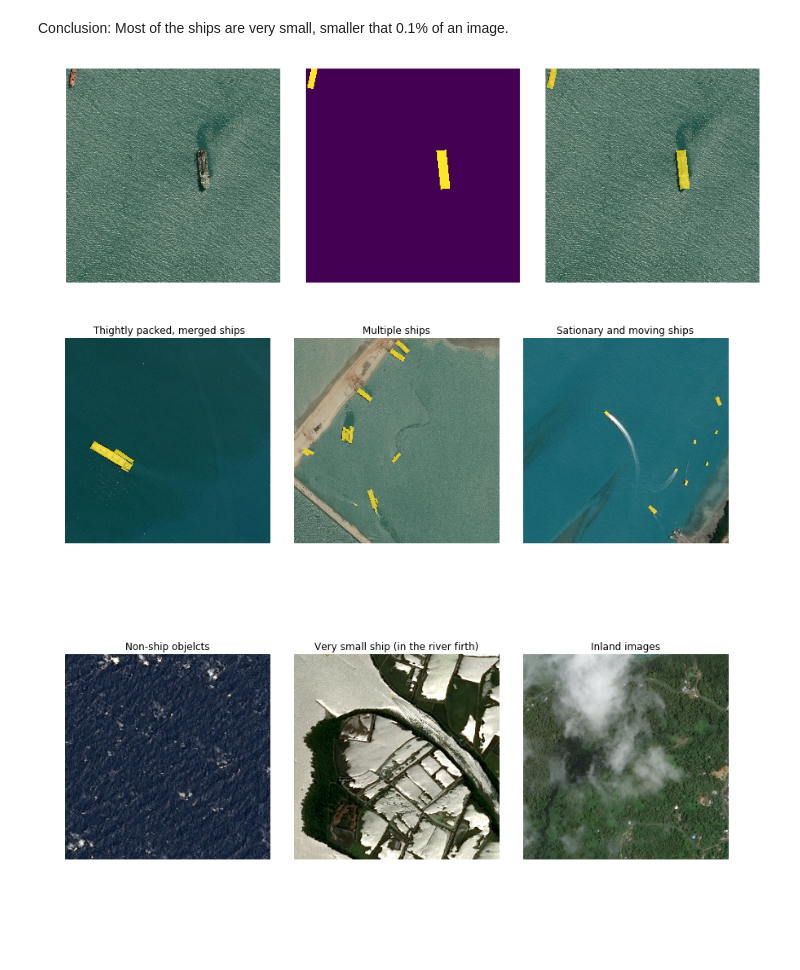
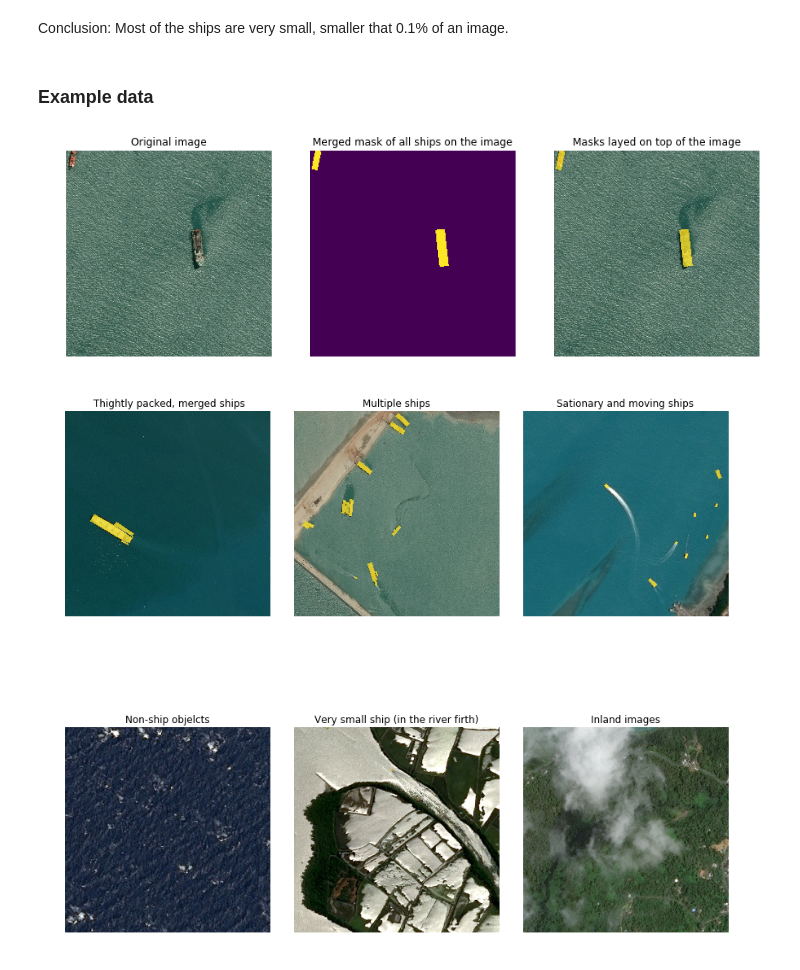
Before and after one commit to kaland313/vitmav45-ShipSeakers, a Jupyter notebook: NagyHFDataPrep.ipynb, the cells around one changed output. Drawn from its saved outputs; the diff is of its cells as text; code cells hidden in the pictures; blank space fills up the shorter version.

```diff
--- a/NagyHFDataPrep.ipynb
+++ b/NagyHFDataPrep.ipynb
@@ -27,3 +39,0 @@ image_ids_train = df_train["ImageId"].values # get every image ID's for later
-# %%
-df_train = pd.read_csv('data/train_ship_segmentations_v2.csv')
-print(df_train.describe())
@@ -151,23 +170,26 @@ Conclusion: most of the images with ships contain only a few ships
 # %%
+# Function for decoding the run lenth encoded masks
 # Reference: https://www.kaggle.com/inversion/run-length-decoding-quick-start
-# mask_rle: run-length as string formated (start length)
-# shape: (height,width) of array to return
-# Returns numpy array, 1 - ship 0 - background
-# If mask_rle mask is nan, the returned numpy array only contains zeros
 def rle_decode(mask_rle, shape=(768, 768)):
+    """
+    mask_rle: run-length as string formated (start length)
+    shape: (height,width) of array to return
+    Returns numpy array, 1 - ship 0 - background
+    If mask_rle mask is nan, the returned numpy array only contains zeros
+    """
     # Create the all zero mask
-    img = np.zeros(shape[0]*shape[1], dtype=np.uint8)
+    mask = np.zeros(shape[0]*shape[1], dtype=np.uint8)
 
-    if mask_rle == mask_rle: # if mask_rle is nan that this equality check returns false
+    if mask_rle == mask_rle: # if mask_rle is nan that this equality check returns false and the mask array remains 0
         s = mask_rle.split()
         starts, lengths = [np.asarray(x, dtype=int) for x in (s[0:][::2], s[1:][::2])]
         starts -= 1
         ends = starts + lengths
 
         for lo, hi in zip(starts, ends):
-            img[lo:hi] = 1
+            mask[lo:hi] = 1
 
-    return img.reshape(shape).T  # Needed to align to RLE direction
+    return mask.reshape(shape).T  # Needed to align to RLE direction
 # %%
 # calculate ship-noship ratio for each mask and sum for each mask
 ShipSize = np.zeros(len(df_train.index))
@@ -201,35 +223,41 @@ plt.title("Histogram of ship size compared to image size");
 # %% [markdown]
 
 Conclusion: Most of the ships are very small, smaller that 0.1% of an image.
+# %% [markdown]
+### Example data
 # %%
 # Create a new colormap which ranges from 0 to 100% transparency
+# 0% transparency will "cover" the sea and 100% the ships
 # Ref: https://stackoverflow.com/questions/37327308/add-alpha-to-an-existing-matplotlib-colormap
 import matplotlib.pylab as pl
 from matplotlib.colors import ListedColormap
 cmap = pl.cm.viridis
 my_cmap = cmap(np.arange(cmap.N))
 my_cmap[:,-1] = np.linspace(0, 1, cmap.N)
 my_cmap = ListedColormap(my_cmap)
 
 #Ref: https://www.kaggle.com/inversion/run-length-decoding-quick-start
 img = imread('data/train_img/' + '0a2c6480e.jpg')
 img_masks = df_train.loc[df_train['ImageId'] == '0a2c6480e.jpg', 'EncodedPixels'].tolist()
 
 # Take the individual ship masks and create a single mask array for all ships
 all_masks = np.zeros((768, 768))
 for mask in img_masks:
     all_masks += rle_decode(mask)
 
 fig, axarr = plt.subplots(1, 3, figsize=(12, 30))
 axarr[0].axis('off')
 axarr[1].axis('off')
 axarr[2].axis('off')
 axarr[0].imshow(img)
 axarr[1].imshow(all_masks)
 axarr[2].imshow(img)
 axarr[2].imshow(all_masks, alpha=0.75, cmap=my_cmap)
+axarr[0].set_title("Original image")
+axarr[1].set_title("Merged mask of all ships on the image")
+axarr[2].set_title("Masks layed on top of the image")
 plt.tight_layout(h_pad=0.1, w_pad=0.1)
 plt.show()
 # %% [output]
-[figure, old version]
+[figure, new version]
 # %%
```
Also changed, not shown: parts of 20 cells of this notebook.
